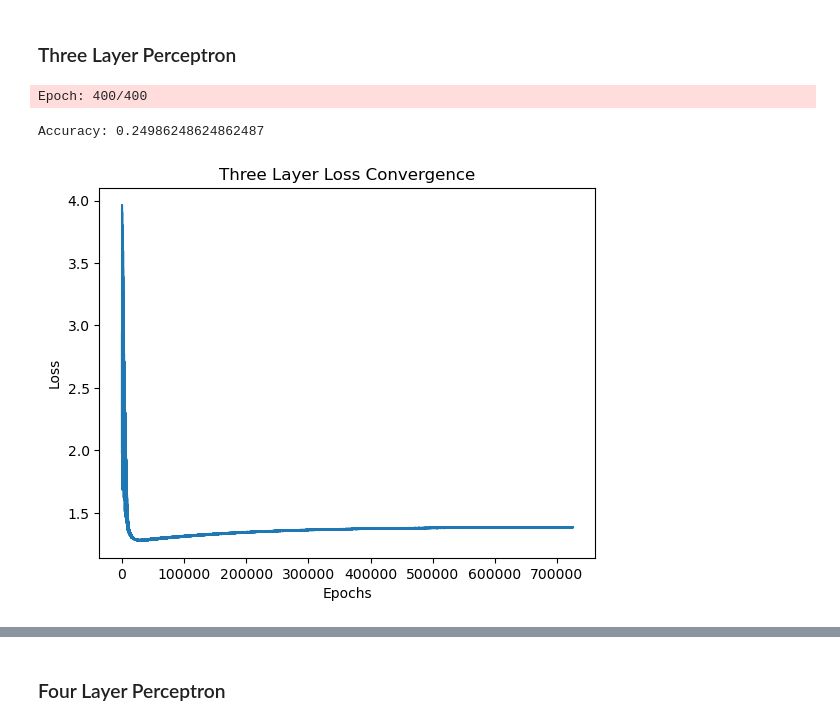
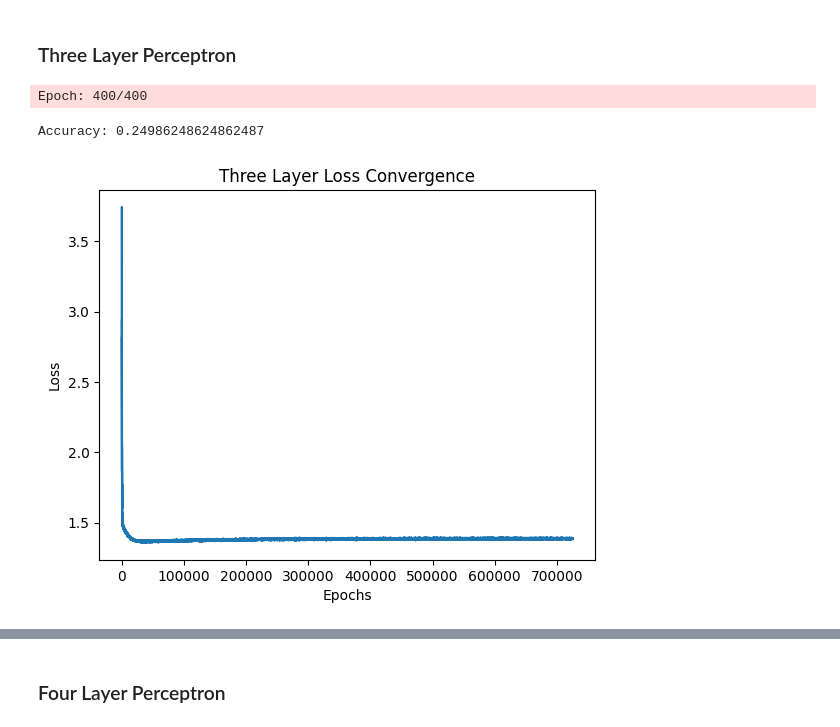
Before and after one commit to jadennathaniel/ml-lab4, a Jupyter notebook: main.ipynb, the cells around one changed output, grey strips where cells are left out. Saved outputs shown, nothing was run; the diff lists cells and outputs as text; code cells hidden in the pictures.

```diff
--- a/main.ipynb
+++ b/main.ipynb
@@ -332,9 +332,6 @@ class ThreeLayerPerceptronBase(TwoLayerPerceptronBase):
     def _cost(self, A4, Y, W1, W2, W3):
         """Get the objective function value for three layers."""
         m = Y.shape[0]
-        # Y_expanded = np.zeros_like(A4)
-        # Y_expanded[Y, np.arange(m)] = 1
-        # log_probs = -Y_expanded.log(A4) - (1 - Y_expanded) * np.log(1 - A4)
         log_probs = -np.log(A4[Y, np.arange(m)])
         cost = np.sum(log_probs) / m
         L2_term = self._L2_reg(self.l2_C, W1, W2, W3)
@@ -363,10 +360,10 @@ class ThreeLayerPerceptronVectorized(ThreeLayerPerceptron):
     def _get_gradient(self, A1, A2, A3, A4, Z1, Z2, Z3, Y, W1, W2, W3):
         """Compute gradient step using backpropagation for three layers."""
         m = Y.shape[0]
-        Y_expanded = np.zeros_like(A4)
-        Y_expanded[Y, np.arange(m)] = 1
+
         # vectorized backpropagation
-        V3 = (A4 - Y_expanded) * A4 * (1 - A4)
+        V3 = A4.copy()
+        V3[Y, np.arange(m)] -= 1
         V2 = (W3.T @ V3) * A3 * (1 - A3)
         V1 = (W2.T @ V2) * A2 * (1 - A2)
 
@@ -426,32 +423,32 @@ class ThreeLayerPerceptronVectorized(ThreeLayerPerceptron):
 
             if print_progress and (i + 1) % print_progress == 0:
                 sys.stderr.write(f'\rEpoch: {i + 1}/{self.epochs}')
                 sys.stderr.flush()
 
         return self
 
 
 X_train = train_data.drop(columns=['ChildPovertyClass'])
 y_train = train_data['ChildPovertyClass']
 X_test = test_data.drop(columns=['ChildPovertyClass'])
 y_test = test_data['ChildPovertyClass']
 
 params = dict(n_hidden=50, n_hidden2=50, C=0.1, epochs=400, eta=0.001, random_state=1)
 
 nn_3 = ThreeLayerPerceptronVectorized(**params)
 
 nn_3.fit(X_train, y_train, batch_size=32, print_progress=50)
 yhat = nn_3.predict(X_test)
 accuracy = accuracy_score(y_test, yhat)
 print(f'Accuracy: {accuracy}')
 
 plt.plot(nn_3.cost_)
 plt.xlabel('Epochs')
 plt.ylabel('Loss')
 plt.title('Three Layer Loss Convergence')
 plt.show()
 # %% [output]
 Epoch: 400/400
 Accuracy: 0.24986248624862487
-[figure, old version]
+[figure, new version]
 # %%
```
Also changed, not shown: parts of 12 cells of this notebook.
